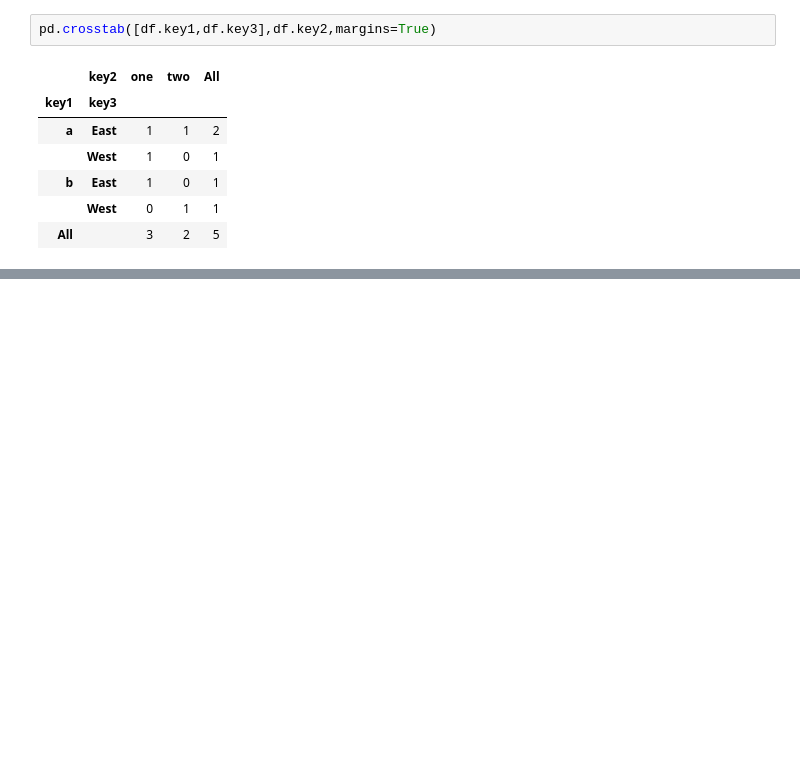
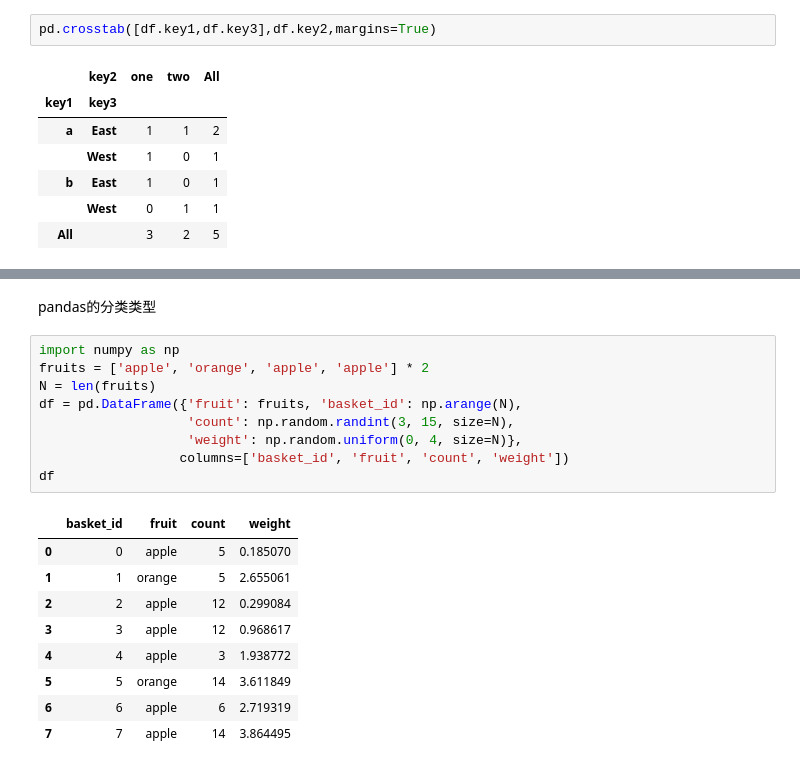
Before and after one commit to thirsd/tutorial, a Jupyter notebook: pandas.ipynb, the cells around one changed output, grey strips where cells are left out. Cells and saved outputs as stored; diff of their text form; blank space fills up the shorter version.

Commit message:
Update pandas.ipynb 增加高级用法，涉及分类、Groupby、链式编程和管道方法

```diff
--- a/pandas.ipynb
+++ b/pandas.ipynb
@@ -3383,0 +3411,21 @@ pd.crosstab([df.key1,df.key3],df.key2,margins=True)
+# %% [markdown]
+pandas的分类类型
+# %%
+import numpy as np
+fruits = ['apple', 'orange', 'apple', 'apple'] * 2
+N = len(fruits)
+df = pd.DataFrame({'fruit': fruits, 'basket_id': np.arange(N),
+                   'count': np.random.randint(3, 15, size=N),
+                   'weight': np.random.uniform(0, 4, size=N)},
+                  columns=['basket_id', 'fruit', 'count', 'weight'])
+df
+# %% [output]
+|  | basket_id | fruit | count | weight |
+| 0 | 0 | apple | 5 | 0.185070 |
+| 1 | 1 | orange | 5 | 2.655061 |
+| 2 | 2 | apple | 12 | 0.299084 |
+| 3 | 3 | apple | 12 | 0.968617 |
+| 4 | 4 | apple | 3 | 1.938772 |
+| 5 | 5 | orange | 14 | 3.611849 |
+| 6 | 6 | apple | 6 | 2.719319 |
+| 7 | 7 | apple | 14 | 3.864495 |
```
Also changed, not shown: parts of 51 cells of this notebook.
